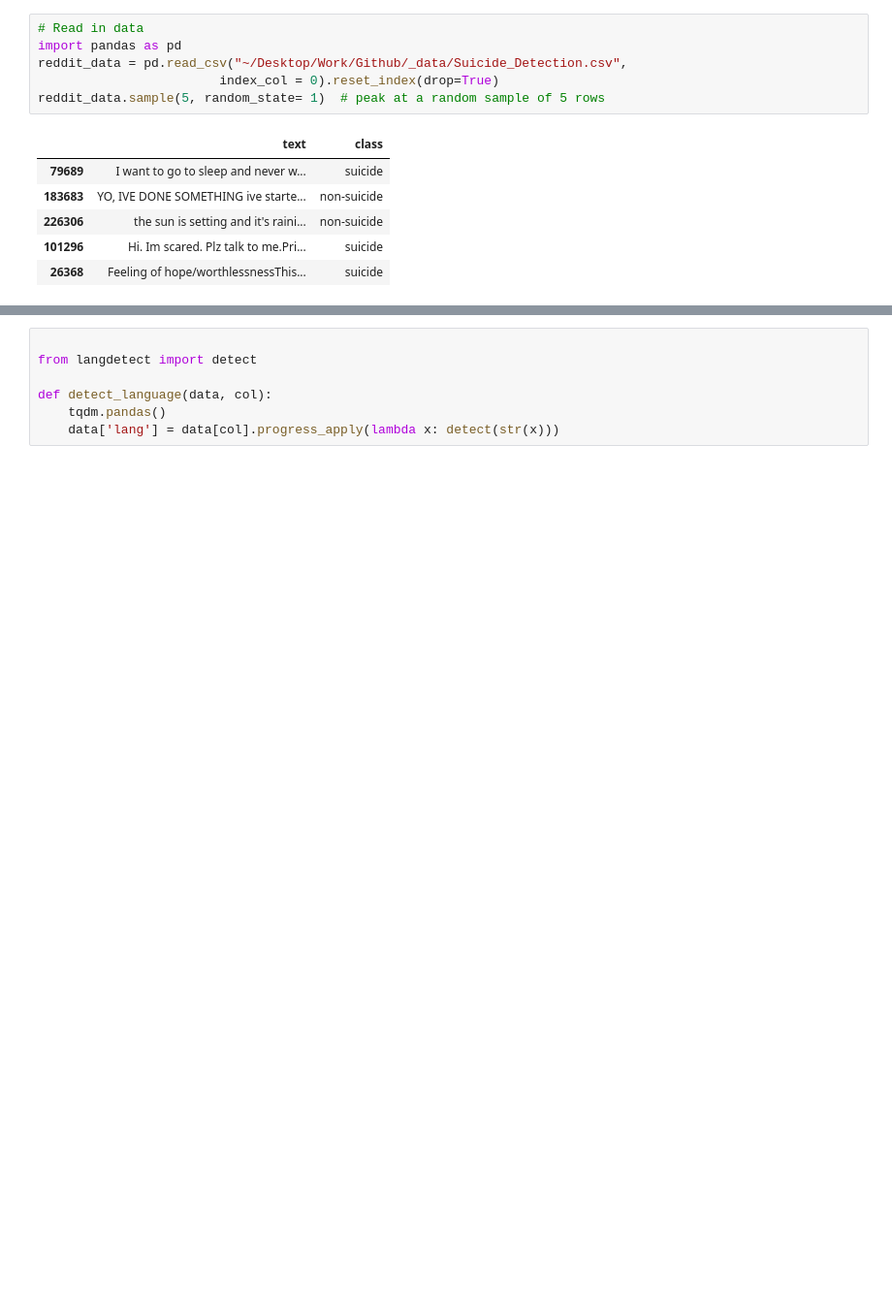
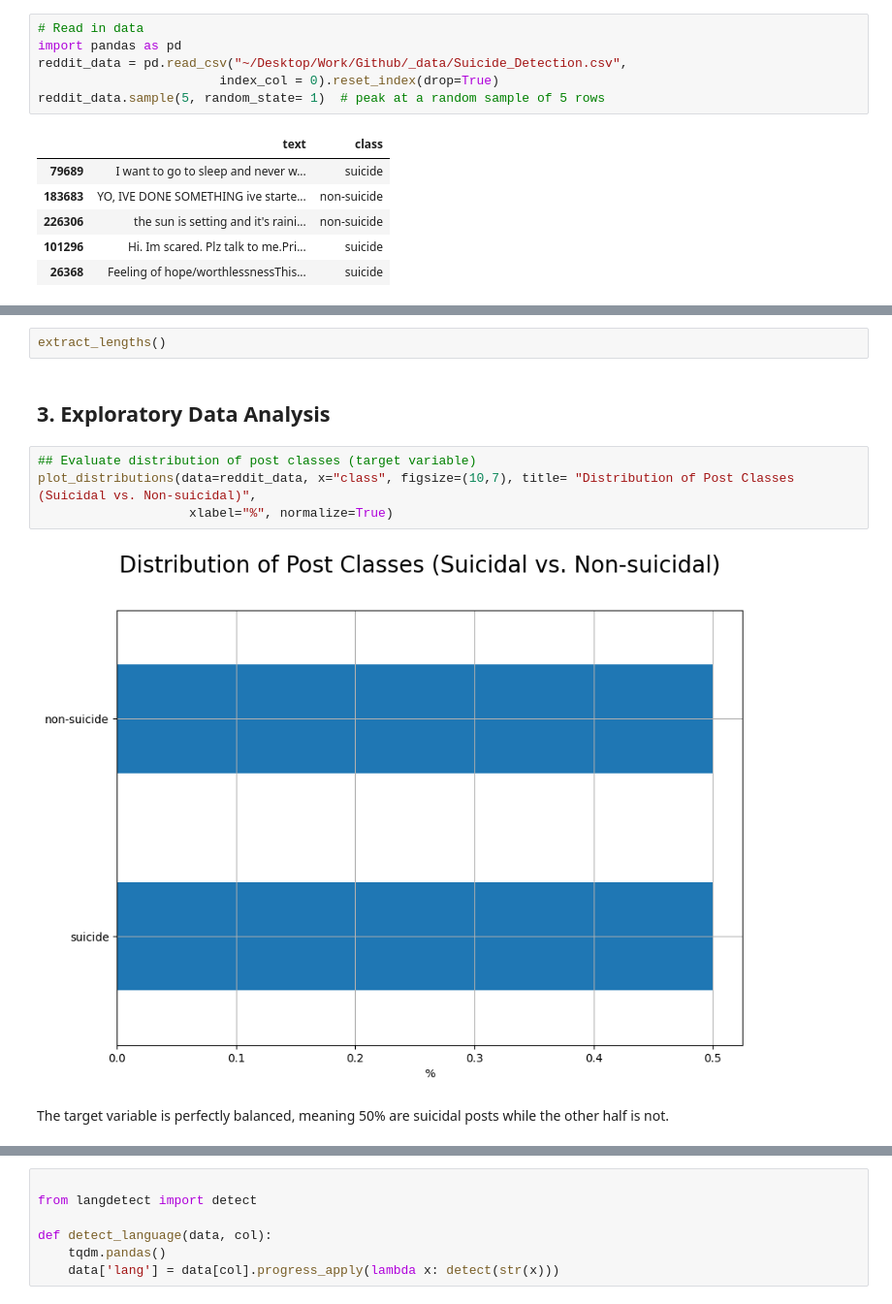
Before and after one commit to eugenebaraka/Predict-Suicidal-Ideation-on-Reddit, a Jupyter notebook: predict suicidal ideation/suicide-classification.ipynb, the cells around one changed output, grey strips where cells are left out. Shown at 97% size. Drawn from its saved outputs; the diff is of its cells as text; blank space fills up the shorter version.

```diff
--- a/predict suicidal ideation/suicide-classification.ipynb
+++ b/predict suicidal ideation/suicide-classification.ipynb
@@ -40,0 +47,12 @@ def detect_language(data, col):
+# %%
+extract_lengths()
+# %% [markdown]
+## 3. Exploratory Data Analysis
+# %%
+## Evaluate distribution of post classes (target variable)
+plot_distributions(data=reddit_data, x="class", figsize=(10,7), title= "Distribution of Post Classes (Suicidal vs. Non-suicidal)",
+                    xlabel="%", normalize=True)
+# %% [output]
+[figure, added]
+# %% [markdown]
+The target variable is perfectly balanced, meaning 50% are suicidal posts while the other half is not.
```
Also changed, not shown: parts of 14 cells of this notebook, 1 other file.
